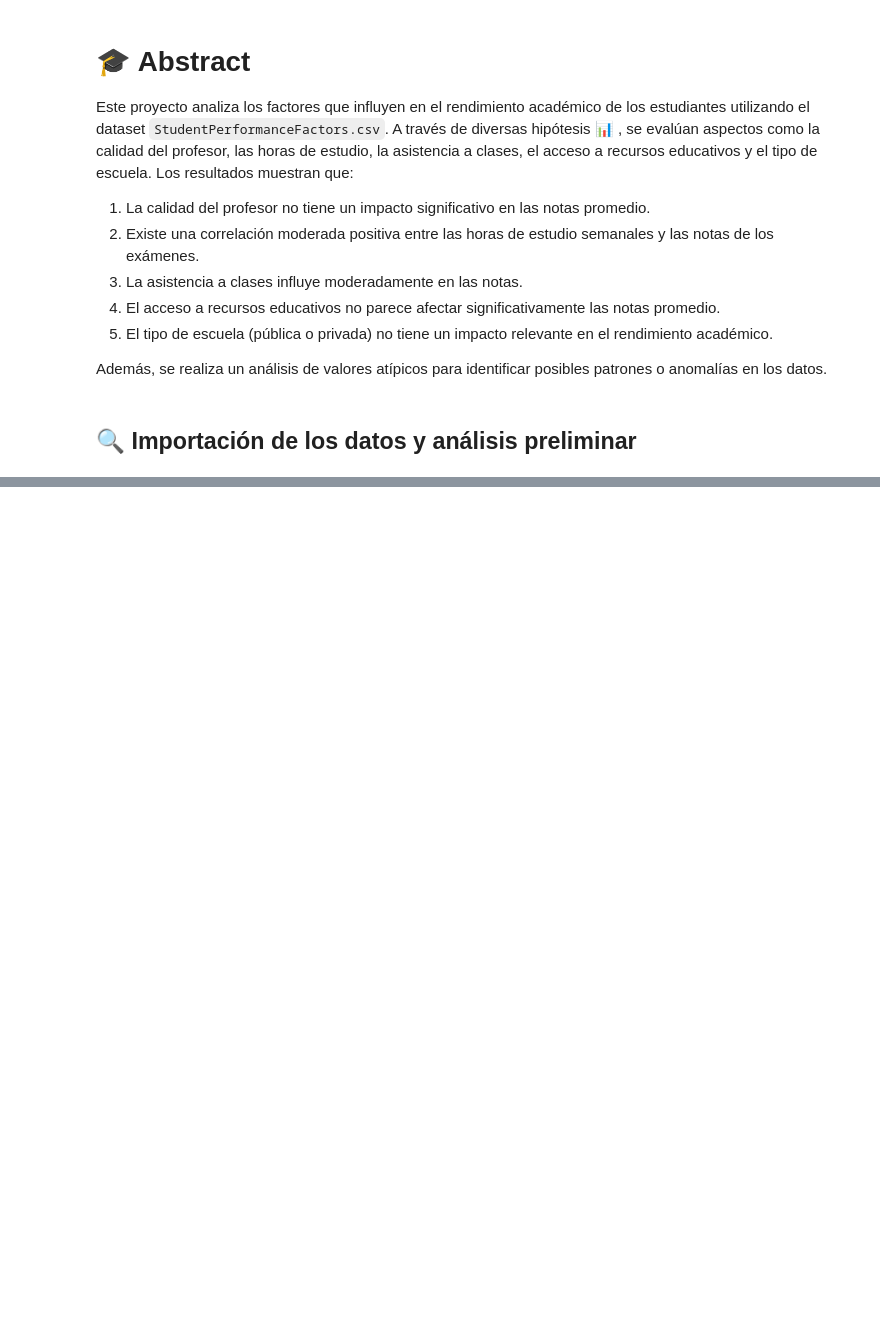
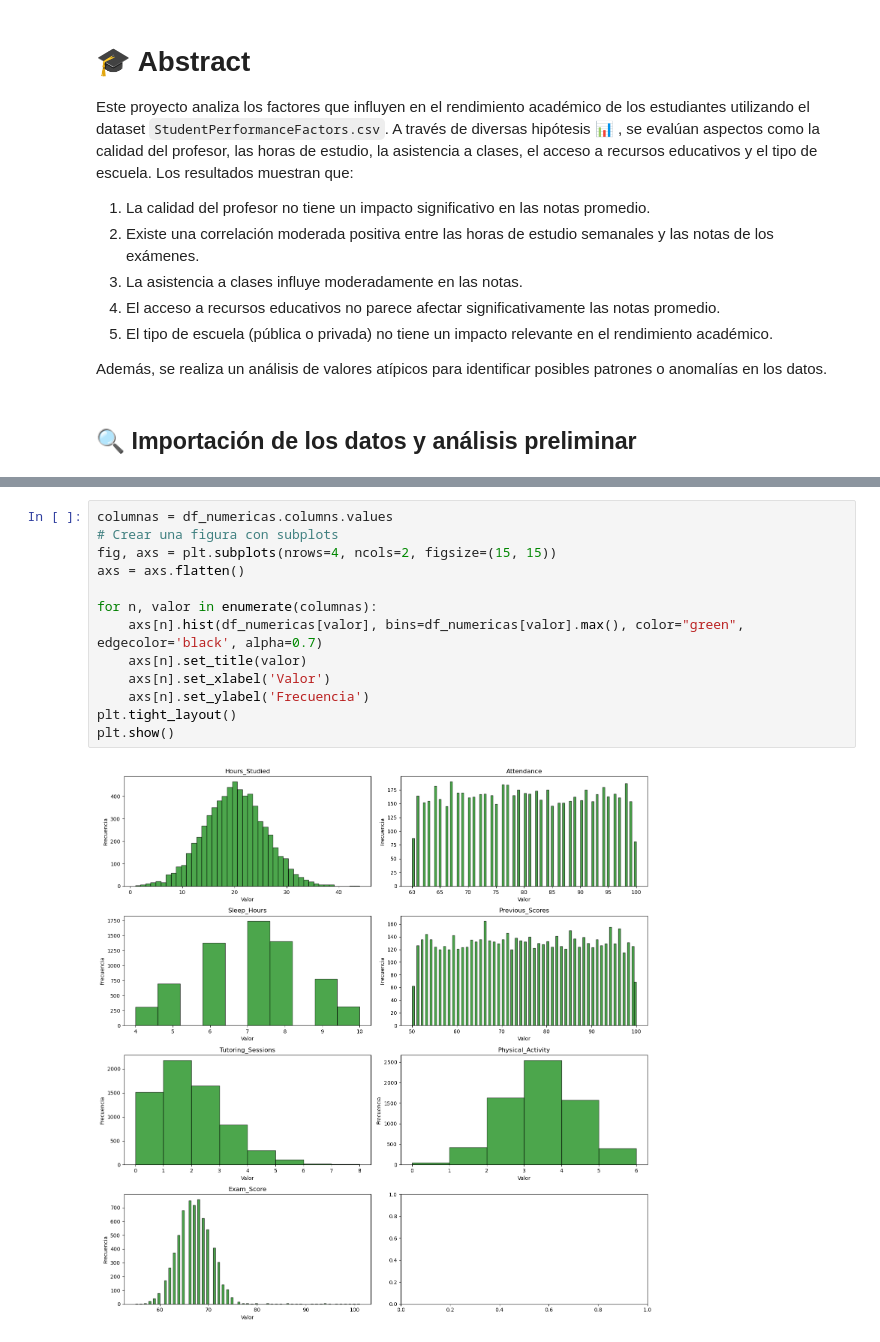
Before and after one commit to LuqGon/student_performance, a Jupyter notebook: student_performance_factors.ipynb, the cells around one changed output, grey strips where cells are left out. Drawn from its saved outputs; the diff is of its cells as text; blank space fills up the shorter version.

```diff
--- a/student_performance_factors.ipynb
+++ b/student_performance_factors.ipynb
@@ -314,0 +90,15 @@ Cantidad de outliers superiores: 76
+# %%
+columnas = df_numericas.columns.values
+# Crear una figura con subplots
+fig, axs = plt.subplots(nrows=4, ncols=2, figsize=(15, 15))
+axs = axs.flatten()
+
+for n, valor in enumerate(columnas):
+    axs[n].hist(df_numericas[valor], bins=df_numericas[valor].max(), color="green", edgecolor='black', alpha=0.7)
+    axs[n].set_title(valor)
+    axs[n].set_xlabel('Valor')
+    axs[n].set_ylabel('Frecuencia')
+plt.tight_layout()
+plt.show()
+# %% [output]
+[figure, added]
```
Also changed, not shown: parts of 63 cells of this notebook.
